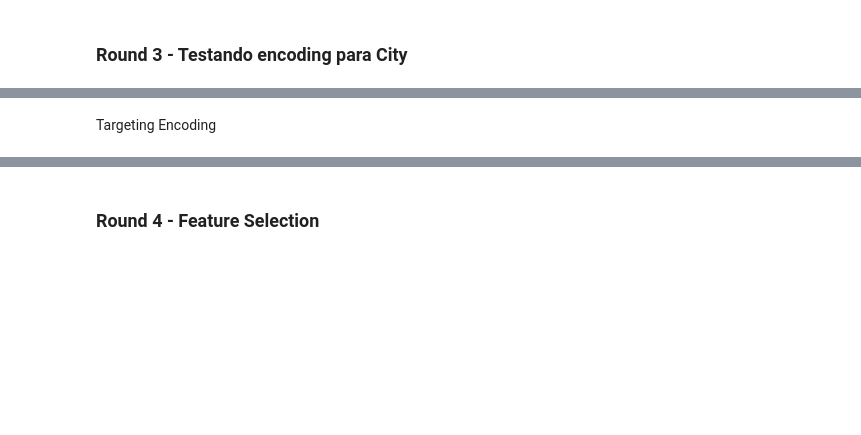
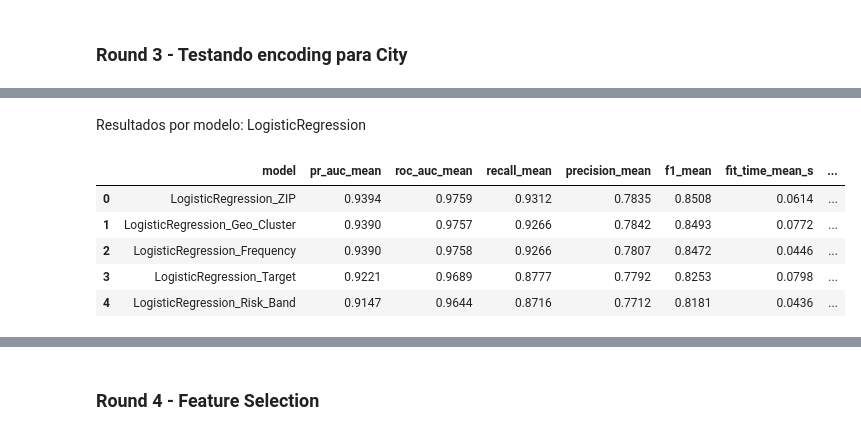
Before and after one commit to devjaynemorais/mle-f1-tech-challenge, a Jupyter notebook: notebooks/02_experimentation.ipynb, the cells around one changed output, grey strips where cells are left out. Cells and saved outputs as stored; diff of their text form; code cells hidden in the pictures; blank space fills up the shorter version.

```diff
--- a/notebooks/02_experimentation.ipynb
+++ b/notebooks/02_experimentation.ipynb
@@ -988,57 +962,11 @@ display(results_cv.round(4))
 # %% [markdown]
-Targeting Encoding
+Resultados por modelo: LogisticRegression
 # %%
-encoding_strategy = "target"
-
-models = {
-    "LogisticRegression": Pipeline([
-        ("fe", FeatureEngineerTransformer(**round3_fe_params)),
-        ("geo", GeoTransformer(
-            strategy=encoding_strategy,
-            target_smoothing=20.0,
-        )),
-        ("prep", preprocessor),
-        ("scaler", StandardScaler(with_mean=False)),
-        ("model", LogisticRegression(
-            max_iter=1000,
-            class_weight="balanced",
-            random_state=42,
-        )),
-    ]),
-    "XGBoost": Pipeline([
-        ("fe", FeatureEngineerTransformer(**round3_fe_params)),
-        ("geo", GeoTransformer(
-            strategy=encoding_strategy,
-            target_smoothing=20.0,
-        )),
-        ("prep", preprocessor),
-        ("model", XGBClassifier(
-            objective="binary:logistic",
-            eval_metric="logloss",
-            scale_pos_weight=(y_train_val == 0).sum() / (y_train_val == 1).sum(),
-            random_state=42,
-            n_jobs=-1,
-        )),
-    ]),
-    "MLP": Pipeline([
-        ("fe", FeatureEngineerTransformer(**round3_fe_params)),
-        ("geo", GeoTransformer(
-            strategy=encoding_strategy,
-            target_smoothing=20.0,
-        )),
-        ("prep", preprocessor),
-        ("scaler", StandardScaler(with_mean=False)),
-        ("model", MLPClassifierWrapper(
-            hidden_dim=64,
-            batch_size=64,
-            lr=1e-3,
-            weight_decay=1e-5,
-            max_epochs=80,
-            patience=8,
-            val_size=0.15,
-            threshold=0.5,
-            random_state=42,
-            verbose=False,
-        )),
-    ]),
-}
+display(round3_results_by_model["LogisticRegression"].round(4))
+# %% [output]
+|  | model | pr_auc_mean | roc_auc_mean | recall_mean | precision_mean | f1_mean | fit_time_mean_s | ... |
+| 0 | LogisticRegression_ZIP | 0.9394 | 0.9759 | 0.9312 | 0.7835 | 0.8508 | 0.0614 | ... |
+| 1 | LogisticRegression_Geo_Cluster | 0.9390 | 0.9757 | 0.9266 | 0.7842 | 0.8493 | 0.0772 | ... |
+| 2 | LogisticRegression_Frequency | 0.9390 | 0.9758 | 0.9266 | 0.7807 | 0.8472 | 0.0446 | ... |
+| 3 | LogisticRegression_Target | 0.9221 | 0.9689 | 0.8777 | 0.7792 | 0.8253 | 0.0798 | ... |
+| 4 | LogisticRegression_Risk_Band | 0.9147 | 0.9644 | 0.8716 | 0.7712 | 0.8181 | 0.0436 | ... |
```
Also changed, not shown: parts of 52 cells of this notebook, 1 other file.
